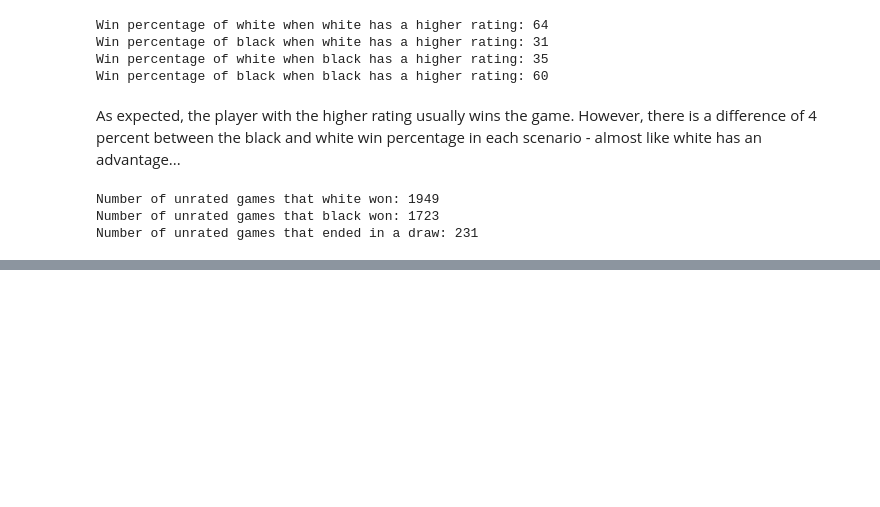
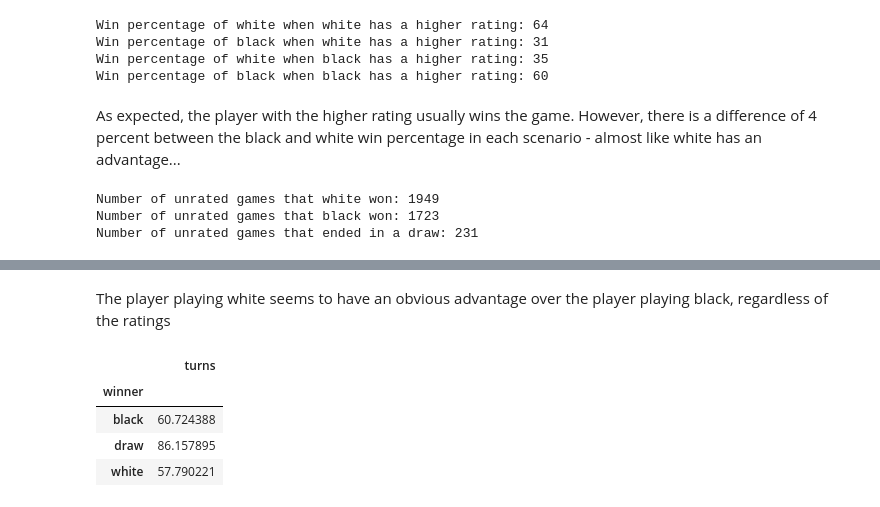
Before and after one commit to AgroRavager/ChessAnalysis, a Jupyter notebook: ChessMatchesTopics.ipynb, the cells around one changed output, grey strips where cells are left out. Cells and saved outputs as stored; diff of their text form; code cells hidden in the pictures; blank space fills up the shorter version.

```diff
--- a/ChessMatchesTopics.ipynb
+++ b/ChessMatchesTopics.ipynb
@@ -69,0 +82,10 @@ plt.show()
+# %% [markdown]
+The player playing white seems to have an obvious advantage over the player playing black, regardless of the ratings
+# %%
+games_df.groupby('winner').agg({'turns': 'mean'})
+# %% [output]
+|  | turns |
+| winner |  |
+| black | 60.724388 |
+| draw | 86.157895 |
+| white | 57.790221 |
```
Also changed, not shown: parts of 5 cells of this notebook.
